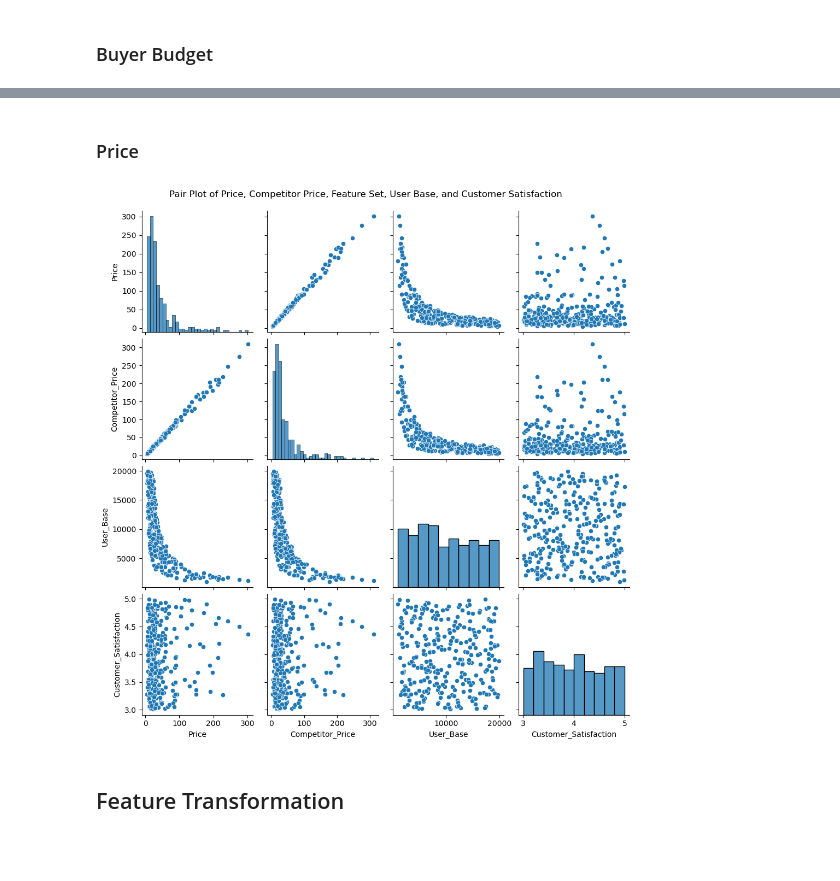
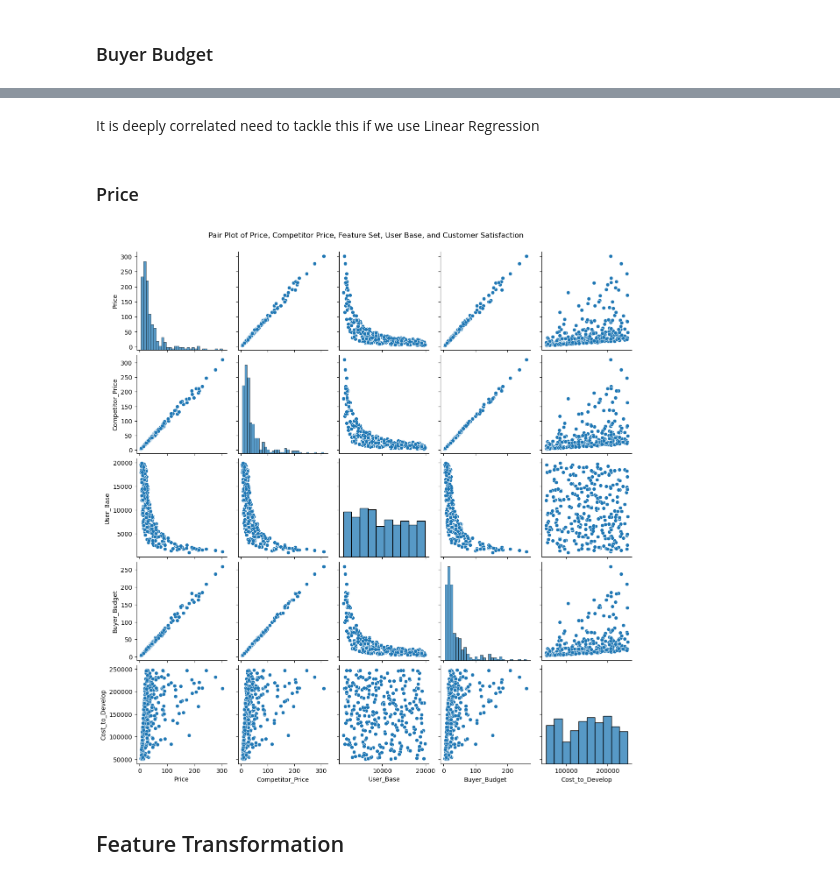
Before and after one commit to SouravKumarNaik/Price_Prediction_Saas, a Jupyter notebook: software_pricing.ipynb, the cells around one changed output, grey strips where cells are left out. Cells and saved outputs as stored; diff of their text form; code cells hidden in the pictures; blank space fills up the shorter version.

```diff
--- a/software_pricing.ipynb
+++ b/software_pricing.ipynb
@@ -265,15 +268,17 @@ plt.show()
+# %% [markdown]
+It is deeply correlated need to tackle this if we use Linear Regression
 # %% [markdown]
 ### Price
 # %%
 
-df2 = df[["Price","Competitor_Price","User_Base","Customer_Satisfaction"]]
+df2 = df[["Price","Competitor_Price","User_Base","Buyer_Budget","Cost_to_Develop"]]
 
 # Pair Plot
 sns.pairplot(df2)
 plt.suptitle('Pair Plot of Price, Competitor Price, Feature Set, User Base, and Customer Satisfaction', y=1.02)
 plt.show()
 # %% [output]
-[figure, old version]
+[figure, new version]
 # %% [markdown]
 ## Feature Transformation
 # %%
```
Also changed, not shown: parts of 50 cells of this notebook, 5 other files.
